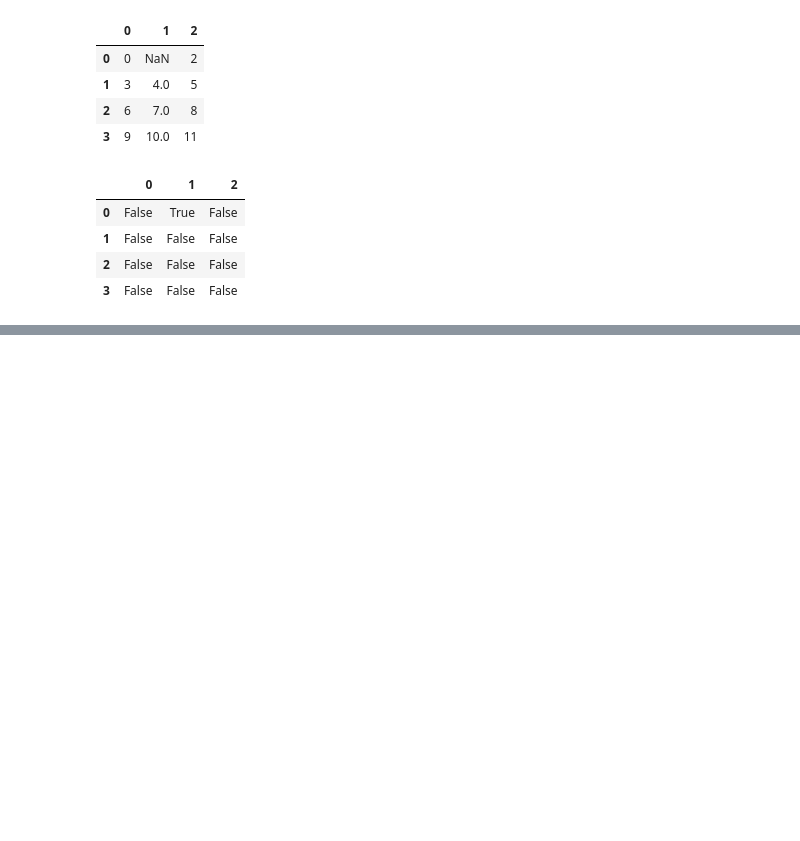
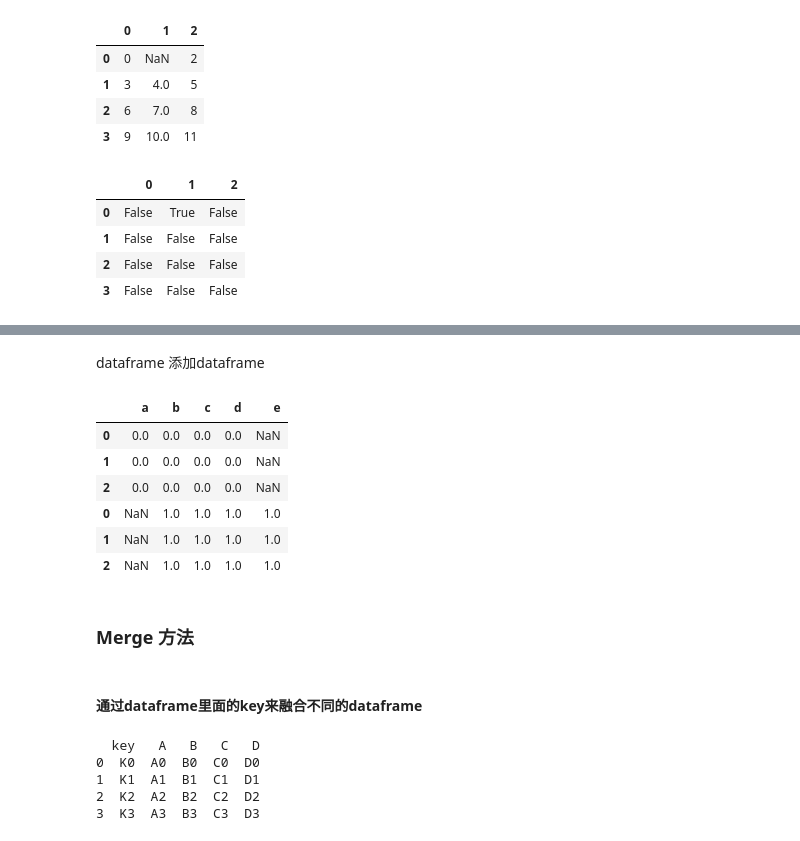
Before and after one commit to XiaoYueSean/PythonStudy, a Jupyter notebook: 2. Python 数据分析/Pandas/pandas_basic.ipynb, the cells around one changed output, grey strips where cells are left out. Cells and saved outputs as stored; diff of their text form; code cells hidden in the pictures; blank space fills up the shorter version.

```diff
--- a/2. Python 数据分析/Pandas/pandas_basic.ipynb
+++ b/2. Python 数据分析/Pandas/pandas_basic.ipynb
@@ -362,0 +459,4 @@ tmp_df1.isnull()
+# %%
+S1 = pd.Series([1,2,3,4],index = ['a','b','c','d'])
+# %%
+con_df1.append(S1, ignore_index= True)
@@ -362,0 +469,38 @@ tmp_df1.isnull()
+# %% [markdown]
+dataframe 添加dataframe
+# %%
+con_df1.append(con_df2)
+# %% [output]
+|  | a | b | c | d | e |
+| 0 | 0.0 | 0.0 | 0.0 | 0.0 | NaN |
+| 1 | 0.0 | 0.0 | 0.0 | 0.0 | NaN |
+| 2 | 0.0 | 0.0 | 0.0 | 0.0 | NaN |
+| 0 | NaN | 1.0 | 1.0 | 1.0 | 1.0 |
+| 1 | NaN | 1.0 | 1.0 | 1.0 | 1.0 |
+| 2 | NaN | 1.0 | 1.0 | 1.0 | 1.0 |
+# %% [markdown]
+### Merge 方法
+# %% [markdown]
+#### 通过dataframe里面的key来融合不同的dataframe
+# %%
+# merging two df by key/keys. (may be used in database)
+# simple example 通过一个key来融合
+left = pd.DataFrame({
+    'key': ['K0', 'K1', 'K2', 'K3'],
+    'A': ['A0', 'A1', 'A2', 'A3'],
+    'B': ['B0', 'B1', 'B2', 'B3']
+})
+right = pd.DataFrame({
+    'key': ['K0', 'K1', 'K2', 'K3'],
+    'C': ['C0', 'C1', 'C2', 'C3'],
+    'D': ['D0', 'D1', 'D2', 'D3']
+})
+
+res = pd.merge(left, right, on='key')
+print(res)
+# %% [output]
+  key   A   B   C   D
+0  K0  A0  B0  C0  D0
+1  K1  A1  B1  C1  D1
+2  K2  A2  B2  C2  D2
+3  K3  A3  B3  C3  D3
```
Also changed, not shown: parts of 19 cells of this notebook, 1 other file.
